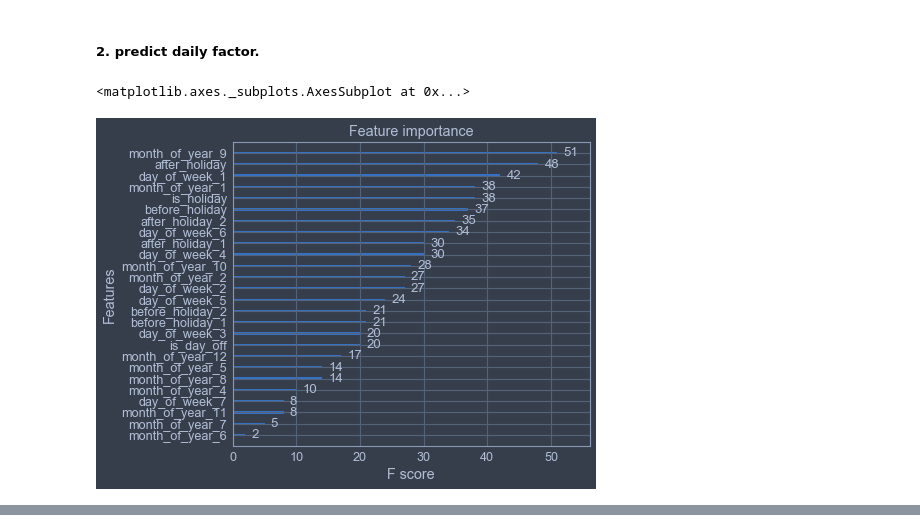
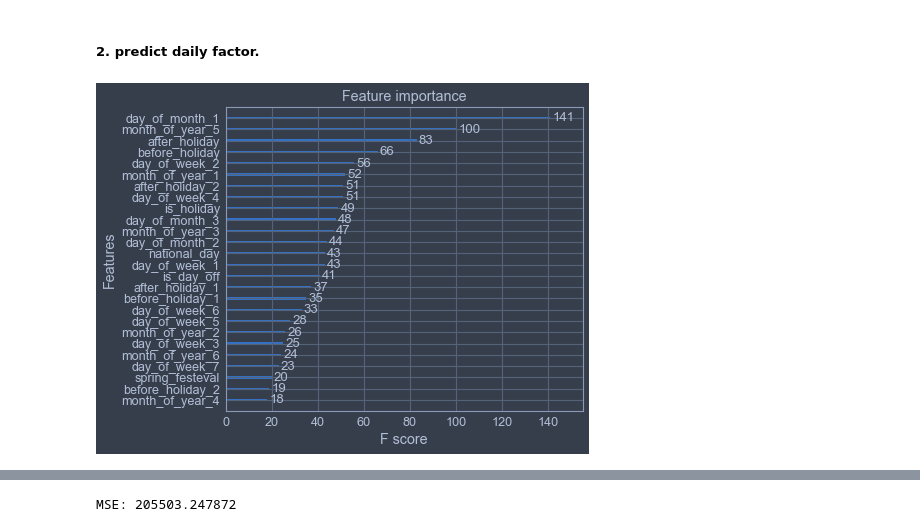
Before and after one commit to zhchaoo/YanCityCarBand_tianchi, a Jupyter notebook: arima.ipynb, the cells around one changed output, grey strips where cells are left out. Cells and saved outputs as stored; diff of their text form; code cells hidden in the pictures.

```diff
--- a/arima.ipynb
+++ b/arima.ipynb
@@ -218,8 +218,26 @@ train_X = train_X.drop('month_of_year_3', 1)
+# %%
+train_proc_df = process_features(train_fix_df)
+test_proc_df = process_features(test_fix_df)
+# labels
+train_proc_df.loc[:,'day_factor'] = train_proc_df['cnt'] / train_proc_df['month_mean']
+# date split
+train_valid_df = train_proc_df.iloc[train_proc_df.index < '2014']
+train_proc_df = train_proc_df.iloc[train_proc_df.index >= '2014']
+
+# 取出训练集的y
+train_y = train_proc_df.iloc[:,-1]
+train_X = train_proc_df.iloc[:,9:-1]
+test_X = test_proc_df.iloc[:,6:]
+valid_y = train_valid_df.iloc[:,-1]
+valid_X = train_valid_df.iloc[:,9:-1]
 # %%
 # 建立一个默认的xgboost回归模型
-reg = xgboost.XGBRegressor()
+reg = xgboost.XGBRegressor(max_depth=4, learning_rate=0.1, n_estimators=100)
 reg.fit(train_X, train_y)
 xgboost.plot_importance(reg)
+xgboost.plot_tree(reg)
+fig = plt.gcf()
+fig.set_size_inches(150, 100)
+fig.savefig('tree.png')
 # %% [output]
-<matplotlib.axes._subplots.AxesSubplot at 0x...>
-[figure, old version]
+[figure, new version]
@@ -226,3 +245,14 @@ xgboost.plot_importance(reg)
+# %%
+# 验证
+y_pred= reg.predict(valid_X)
+frame = pd.Series(y_pred, index=valid_X.index)
+frame.map(lambda x:x if x > 0 else 0)
+frame.name = 'pred'
+#pred_df = test_X.join(pred_y)
+pred_df = train_fix_df.iloc[train_fix_df.index < '2014'].join(frame)
+print "MSE:", mean_squared_error(valid_y * pred_df['month_mean'], frame * pred_df['month_mean'])
+# %% [output]
+MSE: 205503.247872
 # %%
 # 预测
 y_pred = reg.predict(test_X)
```
Also changed, not shown: parts of 8 cells of this notebook.
